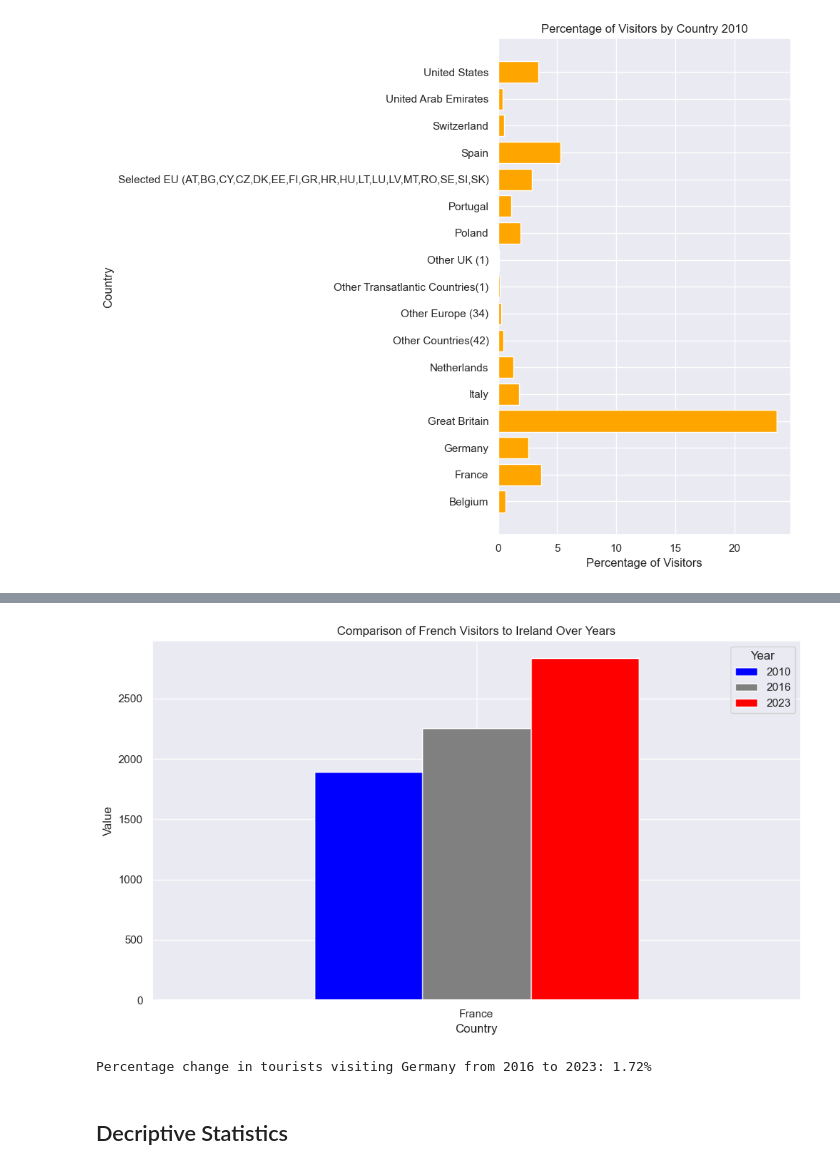
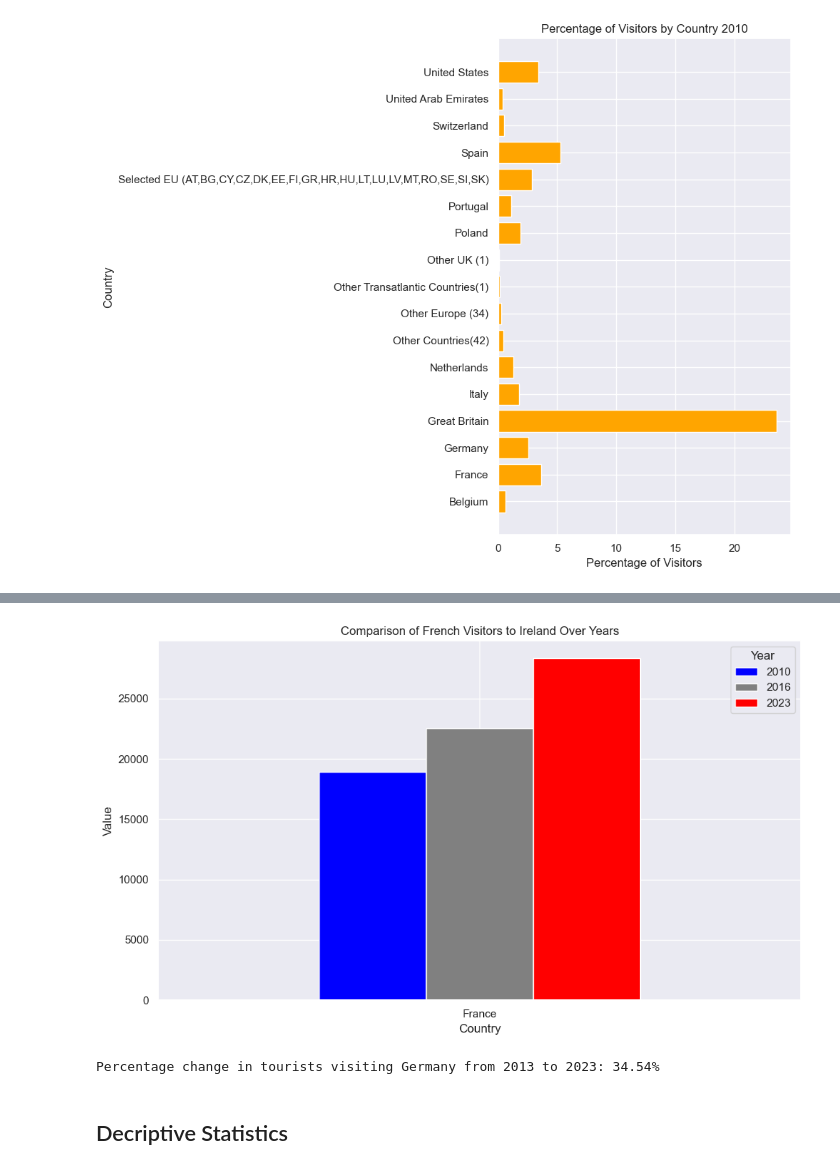
Before and after one commit to CoreyLouiseHughes/CA1_Tourism_CoreyHughes, a Jupyter notebook: Tourism_CA1.ipynb, the cells around one changed output, grey strips where cells are left out. Saved outputs shown, nothing was run; the diff lists cells and outputs as text; code cells hidden in the pictures.

```diff
--- a/Tourism_CA1.ipynb
+++ b/Tourism_CA1.ipynb
@@ -448,26 +451,27 @@ plt.show()
 # %%
 years = [2010, 2016, 2023]
 df_filtered = df[(df['Year'].isin(years)) & (df['Country'] == 'France')]
 
 colors = ['Blue', 'Gray', 'Red']
 
 # Group by 'Year' and sum the 'VALUE' column
 df_grouped = df_filtered.groupby(['Country', 'Year']).sum().reset_index()
 
 # Pivot the DataFrame to have years as columns and 'VALUE' as values
-pivot_df = df_grouped.pivot(index='Country', columns='Year', values='VALUE')
+pivot_df_france = df_grouped.pivot(index='Country', columns='Year', values='VALUE')
+pivot_df_france *= 10
 
 # Plotting the bar plot
-pivot_df.plot(kind='bar', figsize=(10, 6),color=colors)
+pivot_df_france.plot(kind='bar', figsize=(10, 6),color=colors)
 plt.title('Comparison of French Visitors to Ireland Over Years')
 plt.xlabel('Country')
 plt.ylabel('Value')
 plt.xticks(rotation=0)
 plt.legend(title='Year')
 plt.tight_layout()
 plt.show()
 # %% [output]
-[figure, old version]
+[figure, new version]
 # %%
 # Create a function so I can check the % increase on any country for any year
 
@@ -487,12 +491,12 @@ def calculate_percentage_change(df, country_of_interest, initial_year, final_yea
 # Call the function here to check on country % of tourist increase or decrease through a range of years
 
 country_of_interest = 'Germany'
-initial_year = 2016
+initial_year = 2013
 final_year = 2023
 percentage_change_spain = calculate_percentage_change(df, country_of_interest, initial_year, final_year)
 print(f"Percentage change in tourists visiting {country_of_interest} from {initial_year} to {final_year}: {percentage_change_spain:.2f}%")
 # %% [output]
-Percentage change in tourists visiting Germany from 2016 to 2023: 1.72%
+Percentage change in tourists visiting Germany from 2013 to 2023: 34.54%
 # %% [markdown]
 ## Decriptive Statistics
 # %%
```
Also changed, not shown: parts of 26 cells of this notebook.
